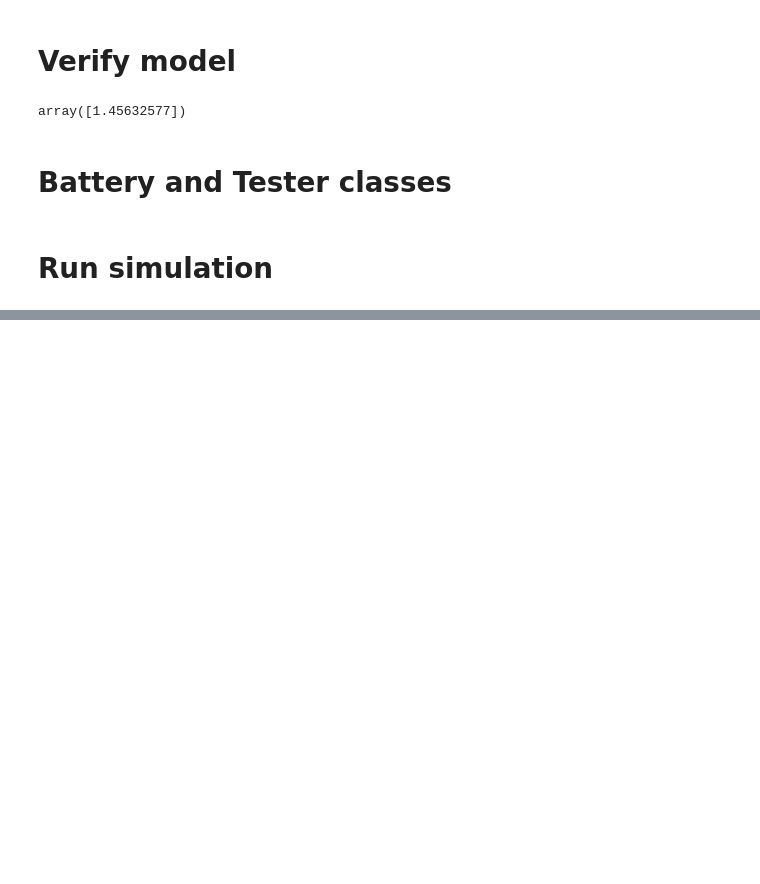
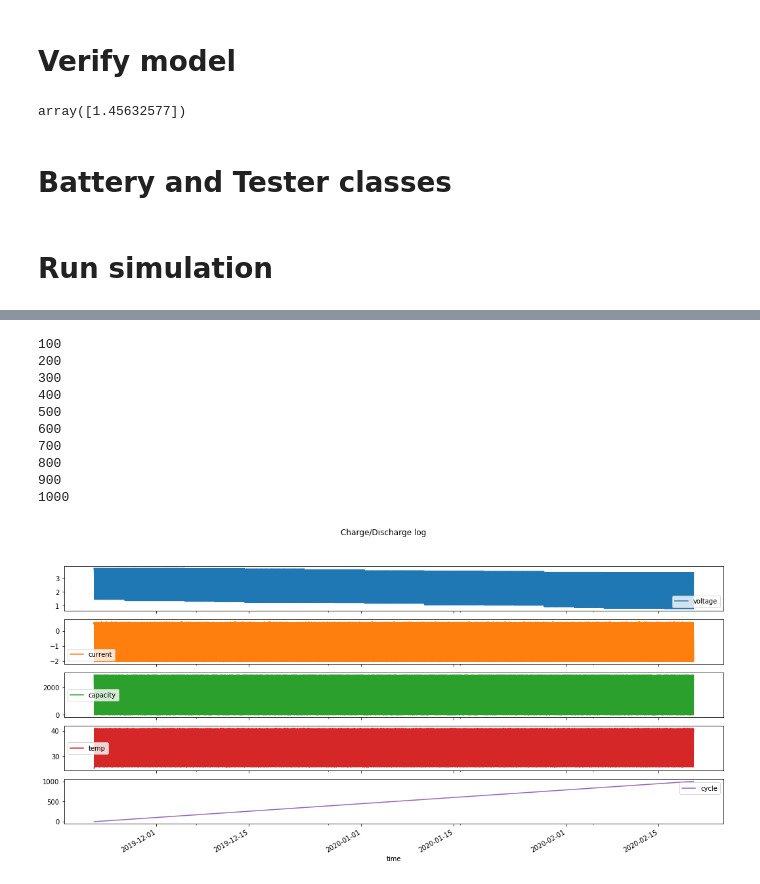
Before and after one commit to wasit7/2020, a Jupyter notebook: battery/Battery Simulation.ipynb, the cells around one changed output, grey strips where cells are left out. Cells and saved outputs as stored; diff of their text form; code cells hidden in the pictures; blank space fills up the shorter version.

```diff
--- a/battery/Battery Simulation.ipynb
+++ b/battery/Battery Simulation.ipynb
@@ -170,0 +175,19 @@ df2.to_csv('log.csv')
+# %%
+start=dt.datetime.strptime('2019-11-21 13:35:05',"%Y-%m-%d %H:%M:%S")
+b=Battery(model,start)
+t=Tester(max_cycle=1000, charge_current=2.0, discharge_current=0.5, working_temp=30)
+df3=t.run()
+a=df3.plot(subplots=True, title='Charge/Discharge log', figsize=(18,8))
+df3.to_csv('log1000.csv')
+# %% [output]
+100
+200
+300
+400
+500
+600
+700
+800
+900
+1000
+[figure, added]
```
Also changed, not shown: parts of 2 cells of this notebook, 11 other files.
